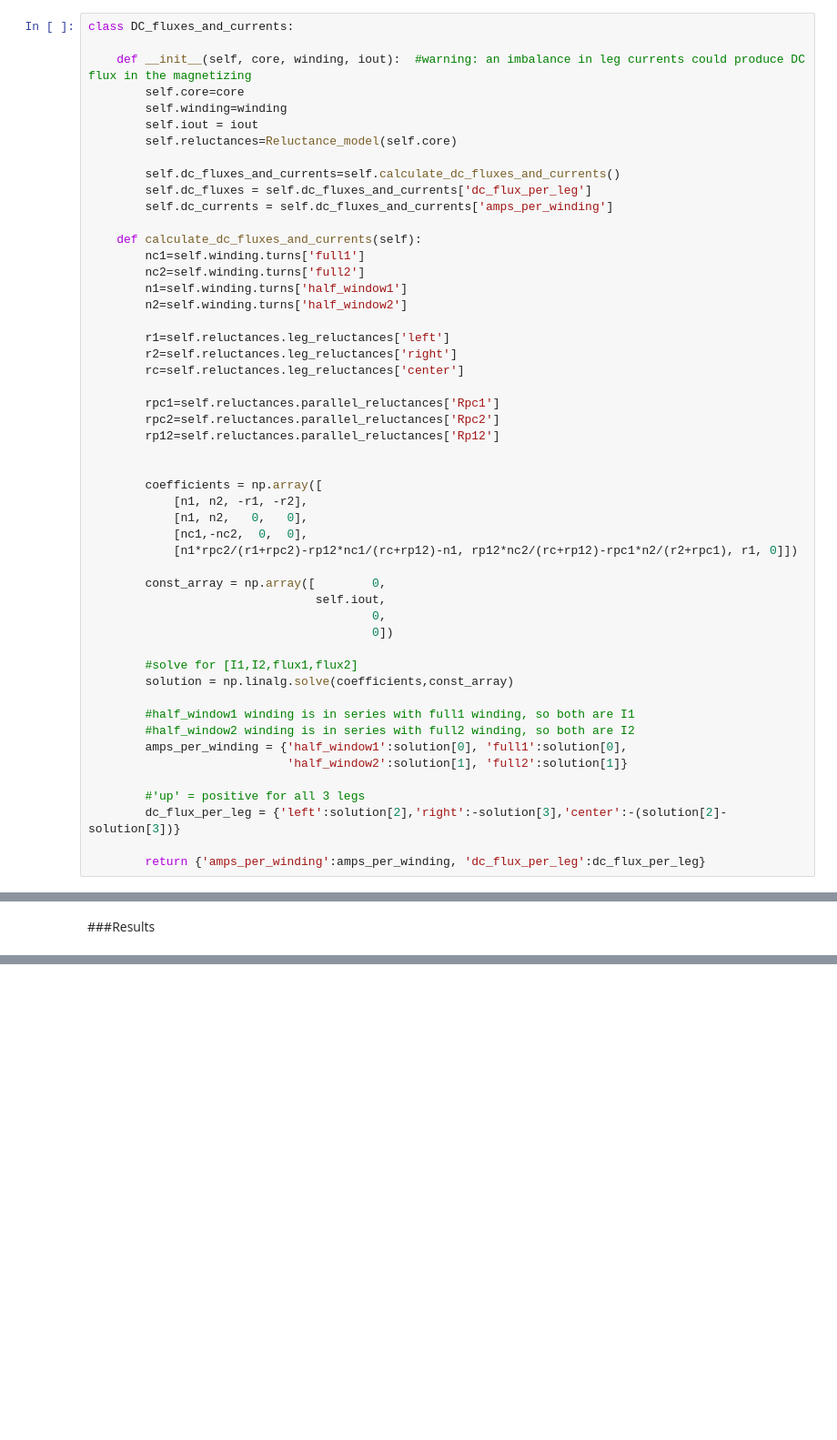
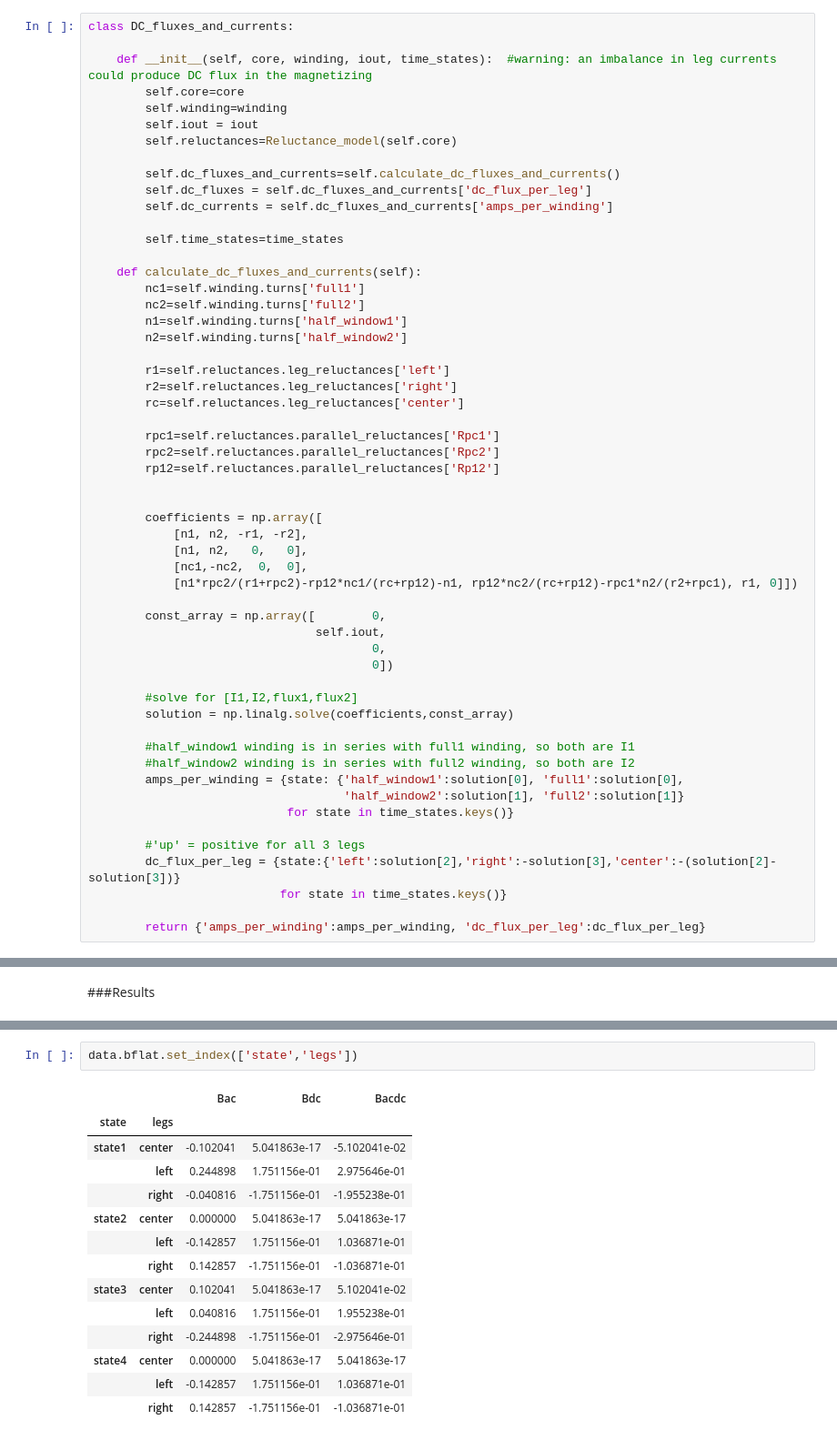
Before and after one commit to grkidwell/Integrated_magnetic, a Jupyter notebook: 48V_integratedmagnetic.ipynb, the cells around one changed output, grey strips where cells are left out. Shown at 91% size. Cells and saved outputs as stored; diff of their text form; blank space fills up the shorter version.

```diff
--- a/48V_integratedmagnetic.ipynb
+++ b/48V_integratedmagnetic.ipynb
@@ -269,7 +275,7 @@ $(\dfrac{n_{c2}R_{p12}}{R_c+R_{p12}}-\dfrac{n_2R_{pc1}}{R_2+R_{pc1}})I_2+R_1\Phi
 # %%
 class DC_fluxes_and_currents:
 
-    def __init__(self, core, winding, iout):  #warning: an imbalance in leg currents could produce DC flux in the magnetizing
+    def __init__(self, core, winding, iout, time_states):  #warning: an imbalance in leg currents could produce DC flux in the magnetizing
         self.core=core
         self.winding=winding
         self.iout = iout
@@ -278,6 +284,8 @@ class DC_fluxes_and_currents:
         self.dc_fluxes_and_currents=self.calculate_dc_fluxes_and_currents()
         self.dc_fluxes = self.dc_fluxes_and_currents['dc_flux_per_leg']
         self.dc_currents = self.dc_fluxes_and_currents['amps_per_winding']
+
+        self.time_states=time_states
 
     def calculate_dc_fluxes_and_currents(self):
         nc1=self.winding.turns['full1']
@@ -310,11 +318,13 @@ class DC_fluxes_and_currents:
 
         #half_window1 winding is in series with full1 winding, so both are I1
         #half_window2 winding is in series with full2 winding, so both are I2
-        amps_per_winding = {'half_window1':solution[0], 'full1':solution[0],
-                            'half_window2':solution[1], 'full2':solution[1]}
+        amps_per_winding = {state: {'half_window1':solution[0], 'full1':solution[0],
+                                    'half_window2':solution[1], 'full2':solution[1]}
+                            for state in time_states.keys()}
 
         #'up' = positive for all 3 legs
-        dc_flux_per_leg = {'left':solution[2],'right':-solution[3],'center':-(solution[2]-solution[3])}
+        dc_flux_per_leg = {state:{'left':solution[2],'right':-solution[3],'center':-(solution[2]-solution[3])}
+                           for state in time_states.keys()}
 
         return {'amps_per_winding':amps_per_winding, 'dc_flux_per_leg':dc_flux_per_leg}
 # %% [markdown]
@@ -498,0 +527,17 @@ def ac_current_function(t):
+# %%
+data.bflat.set_index(['state','legs'])
+# %% [output]
+|  |  | Bac | Bdc | Bacdc |
+| state | legs |  |  |  |
+| state1 | center | -0.102041 | 5.041863e-17 | -5.102041e-02 |
+|  | left | 0.244898 | 1.751156e-01 | 2.975646e-01 |
+|  | right | -0.040816 | -1.751156e-01 | -1.955238e-01 |
+| state2 | center | 0.000000 | 5.041863e-17 | 5.041863e-17 |
+|  | left | -0.142857 | 1.751156e-01 | 1.036871e-01 |
+|  | right | 0.142857 | -1.751156e-01 | -1.036871e-01 |
+| state3 | center | 0.102041 | 5.041863e-17 | 5.102041e-02 |
+|  | left | 0.040816 | 1.751156e-01 | 1.955238e-01 |
+|  | right | -0.244898 | -1.751156e-01 | -2.975646e-01 |
+| state4 | center | 0.000000 | 5.041863e-17 | 5.041863e-17 |
+|  | left | -0.142857 | 1.751156e-01 | 1.036871e-01 |
+|  | right | 0.142857 | -1.751156e-01 | -1.036871e-01 |
```
Also changed, not shown: parts of 17 cells of this notebook.
